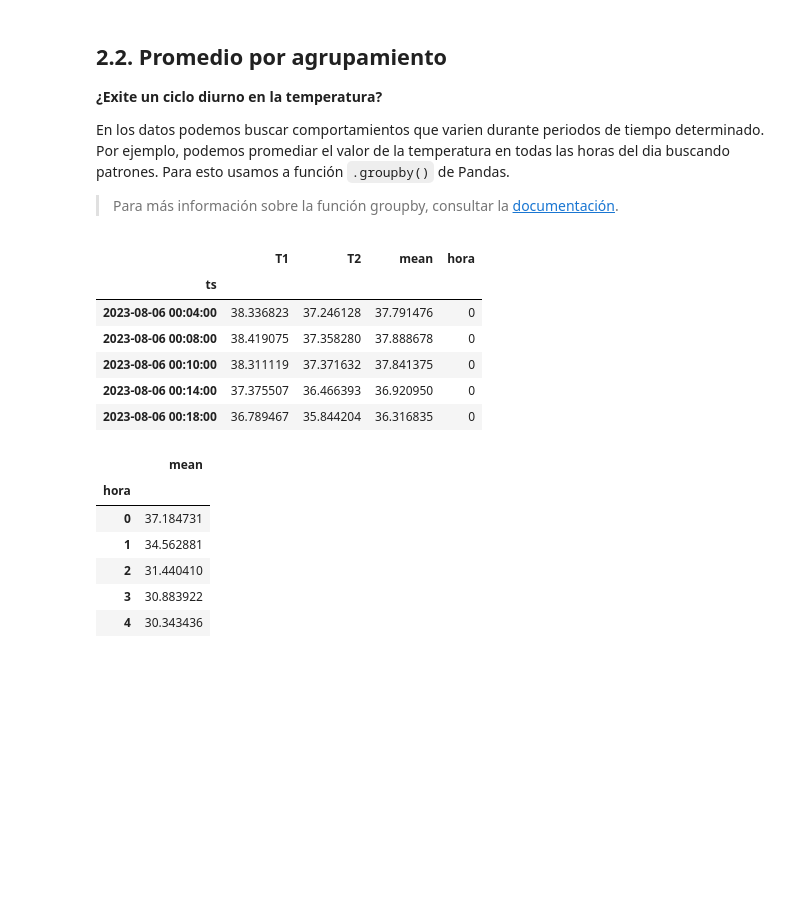
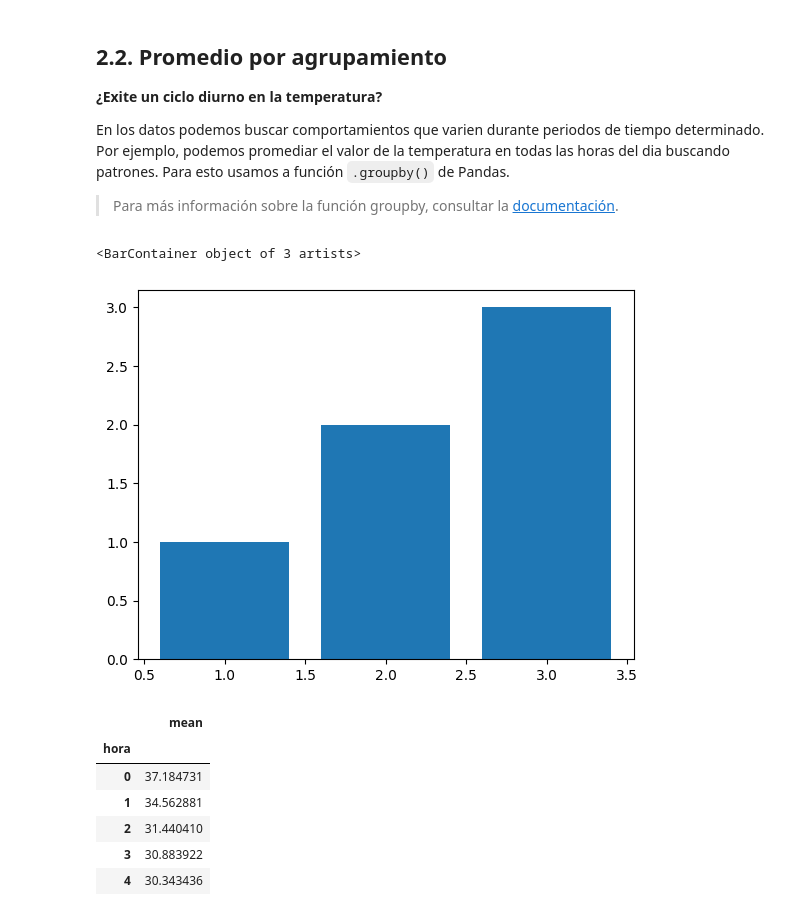
Before and after one commit to AndresGuarin/JupyterCodes, a Jupyter notebook: Data Analysis/Moncora/Moncora/5.2. Data_analysis.ipynb, the cells around one changed output. Saved outputs shown, nothing was run; the diff lists cells and outputs as text; code cells hidden in the pictures; blank space fills up the shorter version.

````diff
--- a/Data Analysis/Moncora/Moncora/5.2. Data_analysis.ipynb
+++ b/Data Analysis/Moncora/Moncora/5.2. Data_analysis.ipynb
@@ -317,13 +296,6 @@ plt.show()
 En los datos podemos buscar comportamientos que varien durante periodos de tiempo determinado. Por ejemplo, podemos promediar el valor de la temperatura en todas las horas del dia buscando patrones. Para esto usamos a función ```.groupby()``` de Pandas.
 > Para más información sobre la función groupby, consultar la [documentación](https://pandas.pydata.org/pandas-docs/stable/reference/api/pandas.DataFrame.groupby.html).
 # %%
+'20M'
 temp['hora'] = temp.index.hour.values # Agregamos una columna "hora" al DataFrame temp que contenga la hora de cada dato
-temp.head()
+temp
-# %% [output]
-|  | T1 | T2 | mean | hora |
-| ts |  |  |  |  |
-| 2023-08-06 00:04:00 | 38.336823 | 37.246128 | 37.791476 | 0 |
-| 2023-08-06 00:08:00 | 38.419075 | 37.358280 | 37.888678 | 0 |
-| 2023-08-06 00:10:00 | 38.311119 | 37.371632 | 37.841375 | 0 |
-| 2023-08-06 00:14:00 | 37.375507 | 36.466393 | 36.920950 | 0 |
-| 2023-08-06 00:18:00 | 36.789467 | 35.844204 | 36.316835 | 0 |
@@ -332,3 +305,8 @@ horario_mean = temp[['mean']].groupby(temp['hora']).mean()
+# %%
+plt.bar([1,2,3],[1,2,3])
+# %% [output]
+<BarContainer object of 3 artists>
+[figure, added]
 # %%
 horario_mean.head()
 # %% [output]
````
Also changed, not shown: parts of 8 cells of this notebook, 6 other files.
